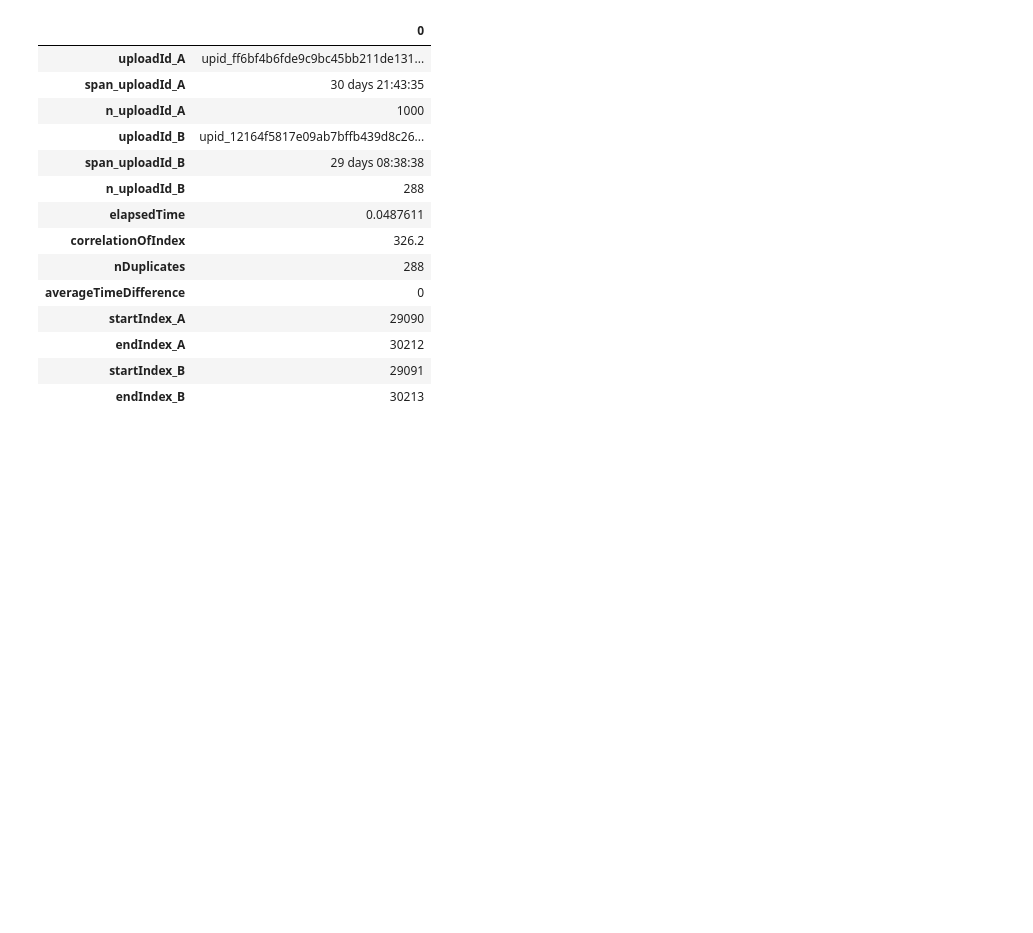
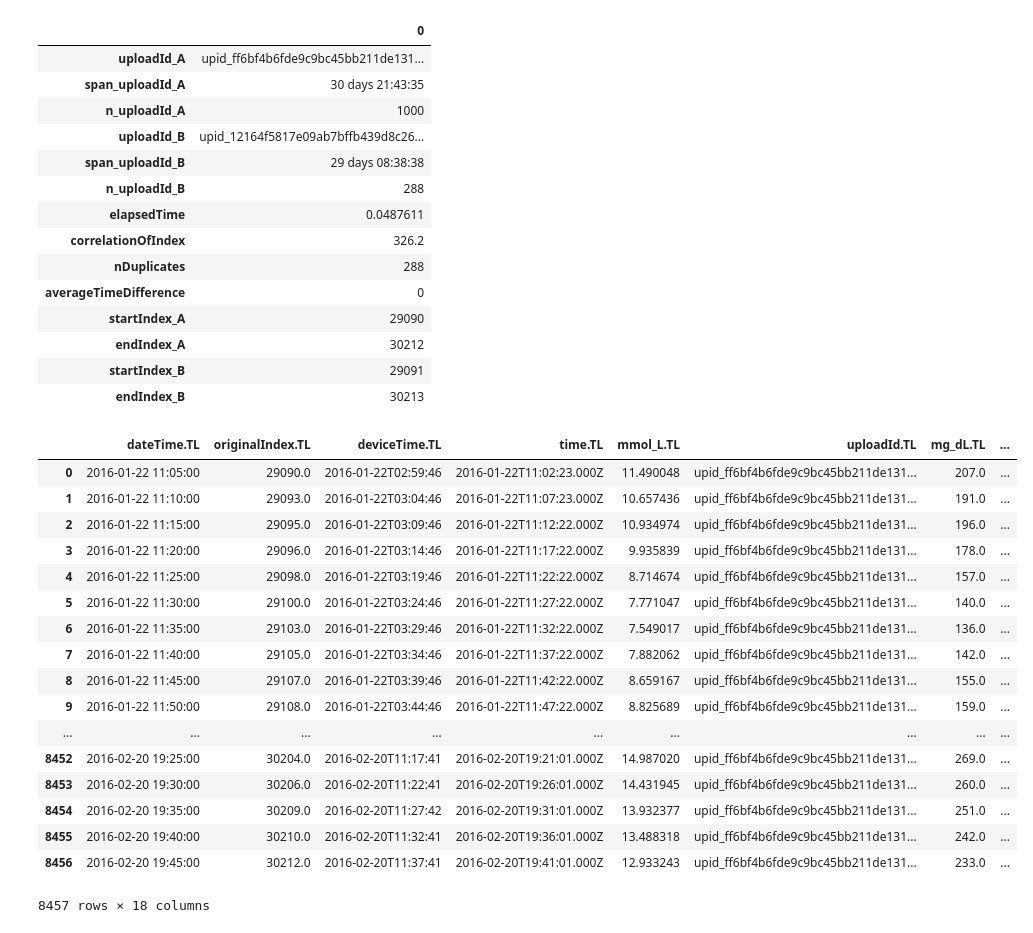
Before and after one commit to tidepool-org/data-analytics, a Jupyter notebook: examples/find-duplicate-cgm-data-algorithm-example-part2.ipynb, the cells around one changed output. Cells and saved outputs as stored; diff of their text form; code cells hidden in the pictures; blank space fills up the shorter version.

Commit message:
show the duplicate DataFrame

```diff
--- a/examples/find-duplicate-cgm-data-algorithm-example-part2.ipynb
+++ b/examples/find-duplicate-cgm-data-algorithm-example-part2.ipynb
@@ -226,3 +226,25 @@ results.T
 | endIndex_A | 30212 |
 | startIndex_B | 29091 |
 | endIndex_B | 30213 |
+# %%
+# here are duplicated results (pan left and right to see the full DataFrame)
+combined
+# %% [output]
+|  | dateTime.TL | originalIndex.TL | deviceTime.TL | time.TL | mmol_L.TL | uploadId.TL | mg_dL.TL | ... |
+| 0 | 2016-01-22 11:05:00 | 29090.0 | 2016-01-22T02:59:46 | 2016-01-22T11:02:23.000Z | 11.490048 | upid_ff6bf4b6fde9c9bc45bb211de131... | 207.0 | ... |
+| 1 | 2016-01-22 11:10:00 | 29093.0 | 2016-01-22T03:04:46 | 2016-01-22T11:07:23.000Z | 10.657436 | upid_ff6bf4b6fde9c9bc45bb211de131... | 191.0 | ... |
+| 2 | 2016-01-22 11:15:00 | 29095.0 | 2016-01-22T03:09:46 | 2016-01-22T11:12:22.000Z | 10.934974 | upid_ff6bf4b6fde9c9bc45bb211de131... | 196.0 | ... |
+| 3 | 2016-01-22 11:20:00 | 29096.0 | 2016-01-22T03:14:46 | 2016-01-22T11:17:22.000Z | 9.935839 | upid_ff6bf4b6fde9c9bc45bb211de131... | 178.0 | ... |
+| 4 | 2016-01-22 11:25:00 | 29098.0 | 2016-01-22T03:19:46 | 2016-01-22T11:22:22.000Z | 8.714674 | upid_ff6bf4b6fde9c9bc45bb211de131... | 157.0 | ... |
+| 5 | 2016-01-22 11:30:00 | 29100.0 | 2016-01-22T03:24:46 | 2016-01-22T11:27:22.000Z | 7.771047 | upid_ff6bf4b6fde9c9bc45bb211de131... | 140.0 | ... |
+| 6 | 2016-01-22 11:35:00 | 29103.0 | 2016-01-22T03:29:46 | 2016-01-22T11:32:22.000Z | 7.549017 | upid_ff6bf4b6fde9c9bc45bb211de131... | 136.0 | ... |
+| 7 | 2016-01-22 11:40:00 | 29105.0 | 2016-01-22T03:34:46 | 2016-01-22T11:37:22.000Z | 7.882062 | upid_ff6bf4b6fde9c9bc45bb211de131... | 142.0 | ... |
+| 8 | 2016-01-22 11:45:00 | 29107.0 | 2016-01-22T03:39:46 | 2016-01-22T11:42:22.000Z | 8.659167 | upid_ff6bf4b6fde9c9bc45bb211de131... | 155.0 | ... |
+| 9 | 2016-01-22 11:50:00 | 29108.0 | 2016-01-22T03:44:46 | 2016-01-22T11:47:22.000Z | 8.825689 | upid_ff6bf4b6fde9c9bc45bb211de131... | 159.0 | ... |
+| ... | ... | ... | ... | ... | ... | ... | ... | ... |
+| 8452 | 2016-02-20 19:25:00 | 30204.0 | 2016-02-20T11:17:41 | 2016-02-20T19:21:01.000Z | 14.987020 | upid_ff6bf4b6fde9c9bc45bb211de131... | 269.0 | ... |
+| 8453 | 2016-02-20 19:30:00 | 30206.0 | 2016-02-20T11:22:41 | 2016-02-20T19:26:01.000Z | 14.431945 | upid_ff6bf4b6fde9c9bc45bb211de131... | 260.0 | ... |
+| 8454 | 2016-02-20 19:35:00 | 30209.0 | 2016-02-20T11:27:42 | 2016-02-20T19:31:01.000Z | 13.932377 | upid_ff6bf4b6fde9c9bc45bb211de131... | 251.0 | ... |
+| 8455 | 2016-02-20 19:40:00 | 30210.0 | 2016-02-20T11:32:41 | 2016-02-20T19:36:01.000Z | 13.488318 | upid_ff6bf4b6fde9c9bc45bb211de131... | 242.0 | ... |
+| 8456 | 2016-02-20 19:45:00 | 30212.0 | 2016-02-20T11:37:41 | 2016-02-20T19:41:01.000Z | 12.933243 | upid_ff6bf4b6fde9c9bc45bb211de131... | 233.0 | ... |
+8457 rows × 18 columns
```
